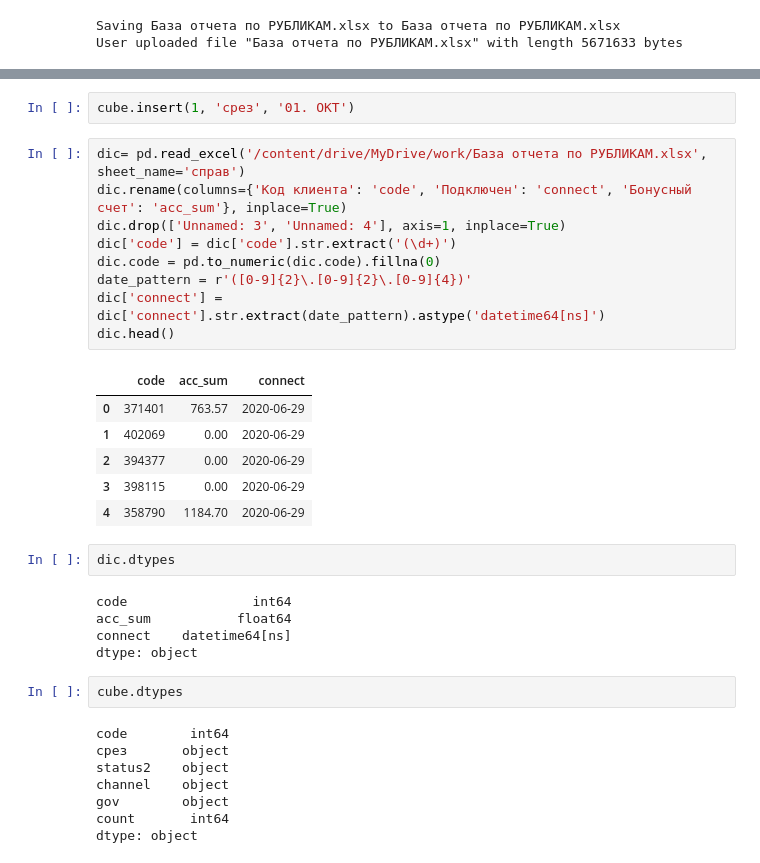
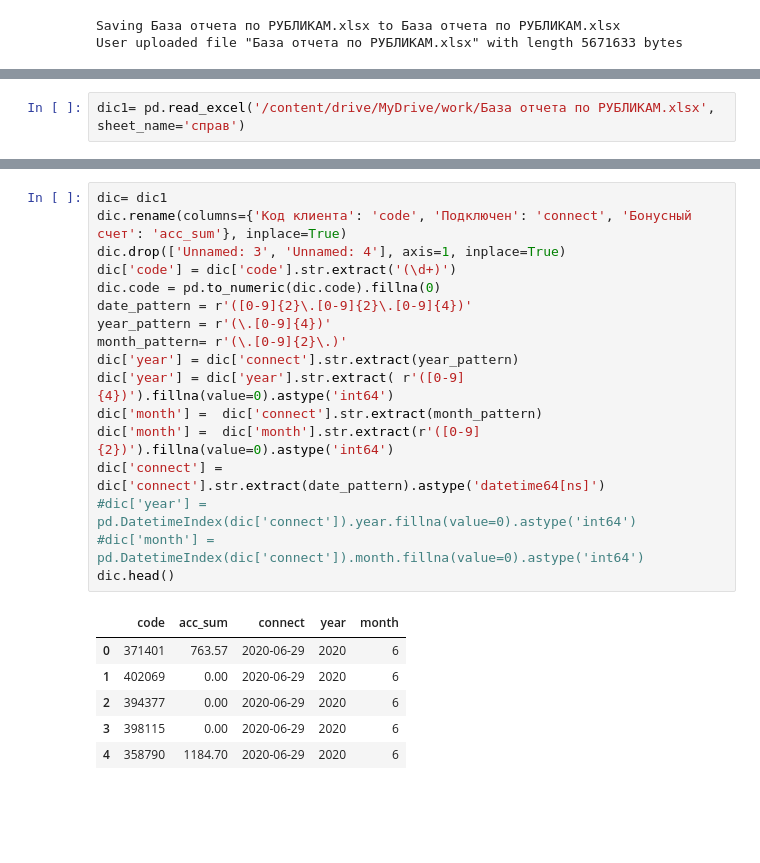
Before and after one commit to BPMvrn/Work_OM_public, a Jupyter notebook: Рублики.ipynb, the cells around one changed output, grey strips where cells are left out. Drawn from its saved outputs; the diff is of its cells as text; blank space fills up the shorter version.

```diff
--- a/Рублики.ipynb
+++ b/Рублики.ipynb
@@ -20 +23,3 @@ User uploaded file "База отчета по РУБЛИКАМ.xlsx" with lengt
+# %%
+dic1= pd.read_excel('/content/drive/MyDrive/work/База отчета по РУБЛИКАМ.xlsx', sheet_name='справ')
 # %%
@@ -28,38 +44,27 @@ cube = cube.replace({'gov':{'Да': '05. Госсектор'}})
-# %%
-cube.insert(1, 'срез', '01. ОКТ')
 # %%
-dic= pd.read_excel('/content/drive/MyDrive/work/База отчета по РУБЛИКАМ.xlsx', sheet_name='справ')
+dic= dic1
 dic.rename(columns={'Код клиента': 'code', 'Подключен': 'connect', 'Бонусный счет': 'acc_sum'}, inplace=True)
 dic.drop(['Unnamed: 3', 'Unnamed: 4'], axis=1, inplace=True)
 dic['code'] = dic['code'].str.extract('(\d+)')
 dic.code = pd.to_numeric(dic.code).fillna(0)
 date_pattern = r'([0-9]{2}\.[0-9]{2}\.[0-9]{4})'
+year_pattern = r'(\.[0-9]{4})'
+month_pattern= r'(\.[0-9]{2}\.)'
+dic['year'] = dic['connect'].str.extract(year_pattern)
+dic['year'] = dic['year'].str.extract( r'([0-9]{4})').fillna(value=0).astype('int64')
+dic['month'] =  dic['connect'].str.extract(month_pattern)
+dic['month'] =  dic['month'].str.extract(r'([0-9]{2})').fillna(value=0).astype('int64')
 dic['connect'] = dic['connect'].str.extract(date_pattern).astype('datetime64[ns]')
+#dic['year'] = pd.DatetimeIndex(dic['connect']).year.fillna(value=0).astype('int64')
+#dic['month'] = pd.DatetimeIndex(dic['connect']).month.fillna(value=0).astype('int64')
 dic.head()
 # %% [output]
-|  | code | acc_sum | connect |
-| 0 | 371401 | 763.57 | 2020-06-29 |
-| 1 | 402069 | 0.00 | 2020-06-29 |
-| 2 | 394377 | 0.00 | 2020-06-29 |
-| 3 | 398115 | 0.00 | 2020-06-29 |
-| 4 | 358790 | 1184.70 | 2020-06-29 |
+|  | code | acc_sum | connect | year | month |
+| 0 | 371401 | 763.57 | 2020-06-29 | 2020 | 6 |
+| 1 | 402069 | 0.00 | 2020-06-29 | 2020 | 6 |
+| 2 | 394377 | 0.00 | 2020-06-29 | 2020 | 6 |
+| 3 | 398115 | 0.00 | 2020-06-29 | 2020 | 6 |
+| 4 | 358790 | 1184.70 | 2020-06-29 | 2020 | 6 |
-# %%
-dic.dtypes
-# %% [output]
-code                int64
-acc_sum           float64
-connect    datetime64[ns]
-dtype: object
-# %%
-cube.dtypes
-# %% [output]
-code        int64
-срез       object
-status2    object
-channel    object
-gov        object
-count       int64
-dtype: object
 # %%
 df = pd.merge(dic, cube, how='left')
 df.head()
```
Also changed, not shown: parts of 31 cells of this notebook.
